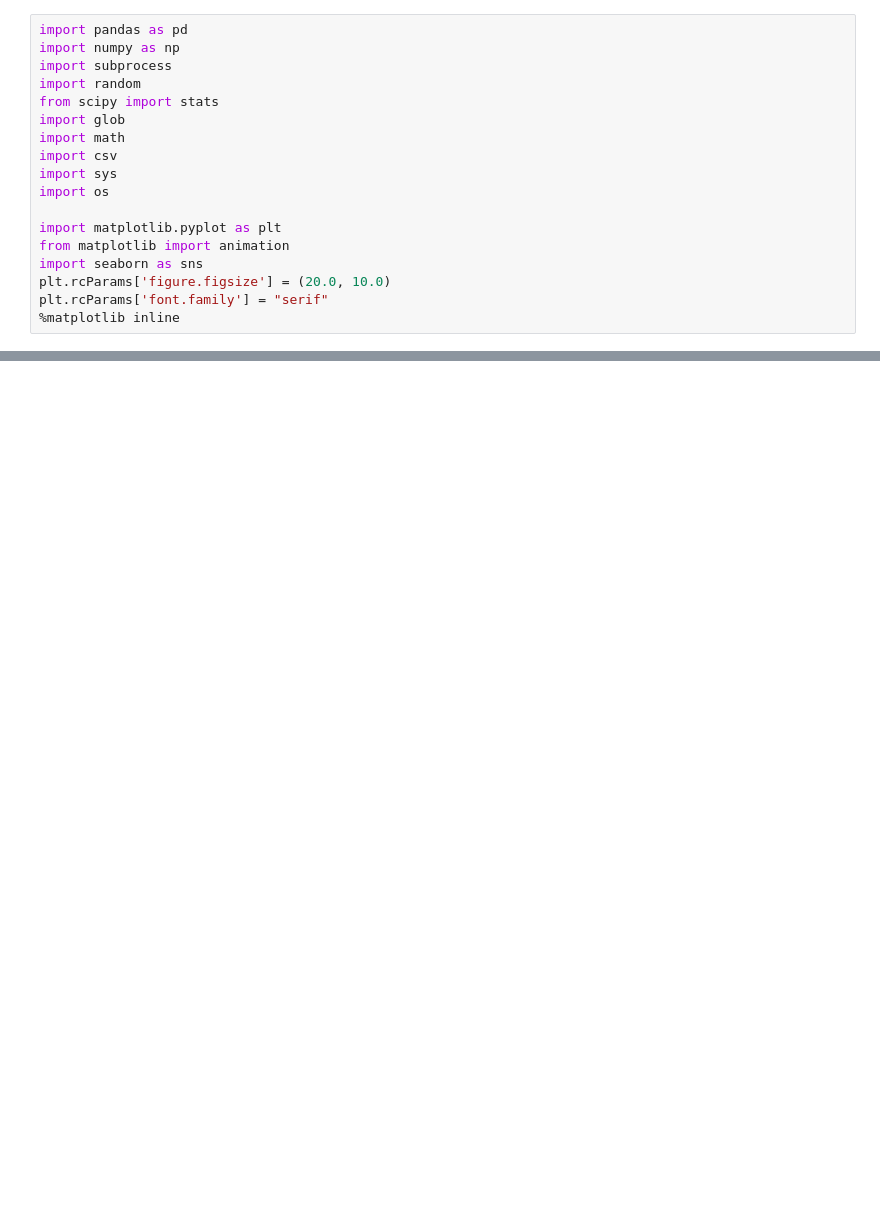
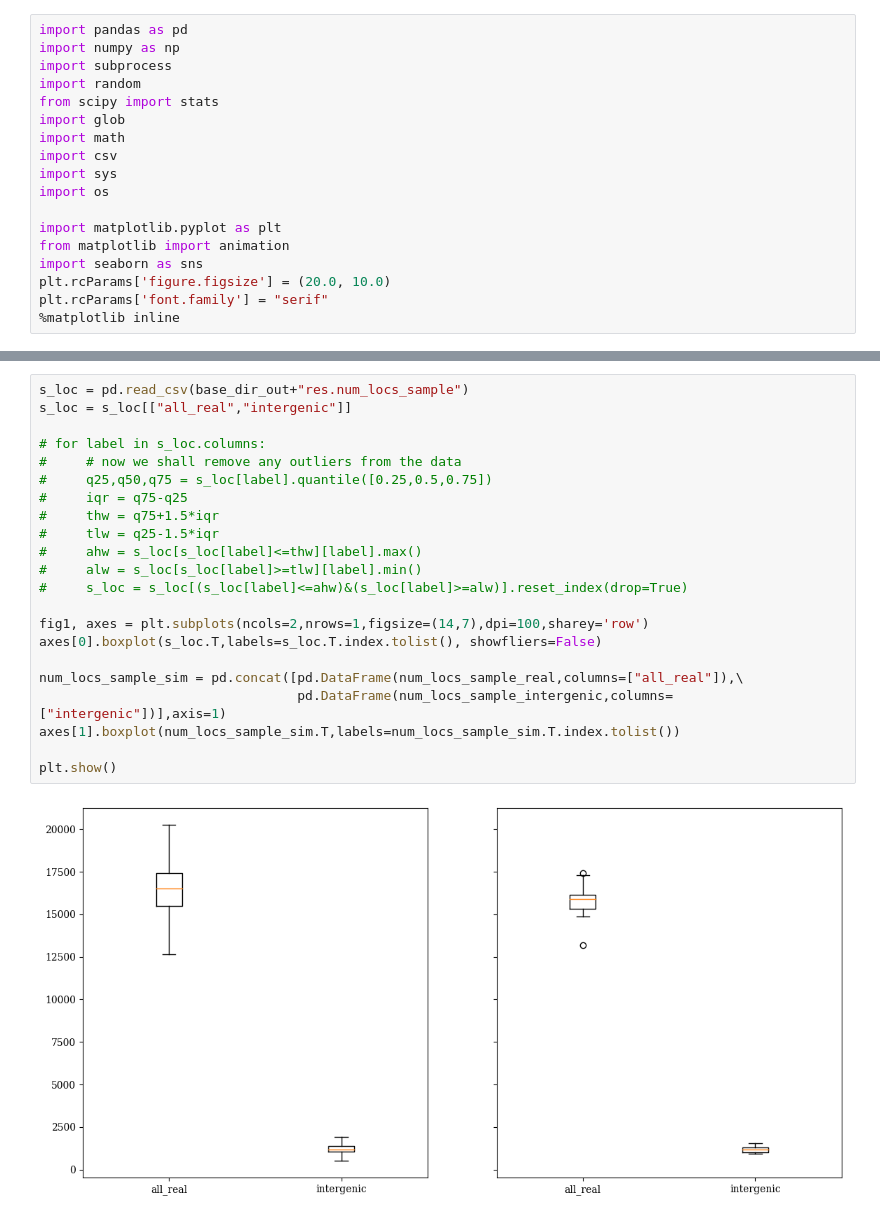
Before and after one commit to alevar/tx_noise, a Jupyter notebook: simulation_stage5_results.ipynb, the cells around one changed output, grey strips where cells are left out. Drawn from its saved outputs; the diff is of its cells as text; blank space fills up the shorter version.

```diff
--- a/simulation_stage5_results.ipynb
+++ b/simulation_stage5_results.ipynb
@@ -104,0 +132,24 @@ number of pol transcripts: 3610
+# %%
+s_loc = pd.read_csv(base_dir_out+"res.num_locs_sample")
+s_loc = s_loc[["all_real","intergenic"]]
+
+# for label in s_loc.columns:
+#     # now we shall remove any outliers from the data
+#     q25,q50,q75 = s_loc[label].quantile([0.25,0.5,0.75])
+#     iqr = q75-q25
+#     thw = q75+1.5*iqr
+#     tlw = q25-1.5*iqr
+#     ahw = s_loc[s_loc[label]<=thw][label].max()
+#     alw = s_loc[s_loc[label]>=tlw][label].min()
+#     s_loc = s_loc[(s_loc[label]<=ahw)&(s_loc[label]>=alw)].reset_index(drop=True)
+
+fig1, axes = plt.subplots(ncols=2,nrows=1,figsize=(14,7),dpi=100,sharey='row')
+axes[0].boxplot(s_loc.T,labels=s_loc.T.index.tolist(), showfliers=False)
+
+num_locs_sample_sim = pd.concat([pd.DataFrame(num_locs_sample_real,columns=["all_real"]),\
+                                 pd.DataFrame(num_locs_sample_intergenic,columns=["intergenic"])],axis=1)
+axes[1].boxplot(num_locs_sample_sim.T,labels=num_locs_sample_sim.T.index.tolist())
+
+plt.show()
+# %% [output]
+[figure, added]
```
Also changed, not shown: parts of 20 cells of this notebook, 6 other files.
